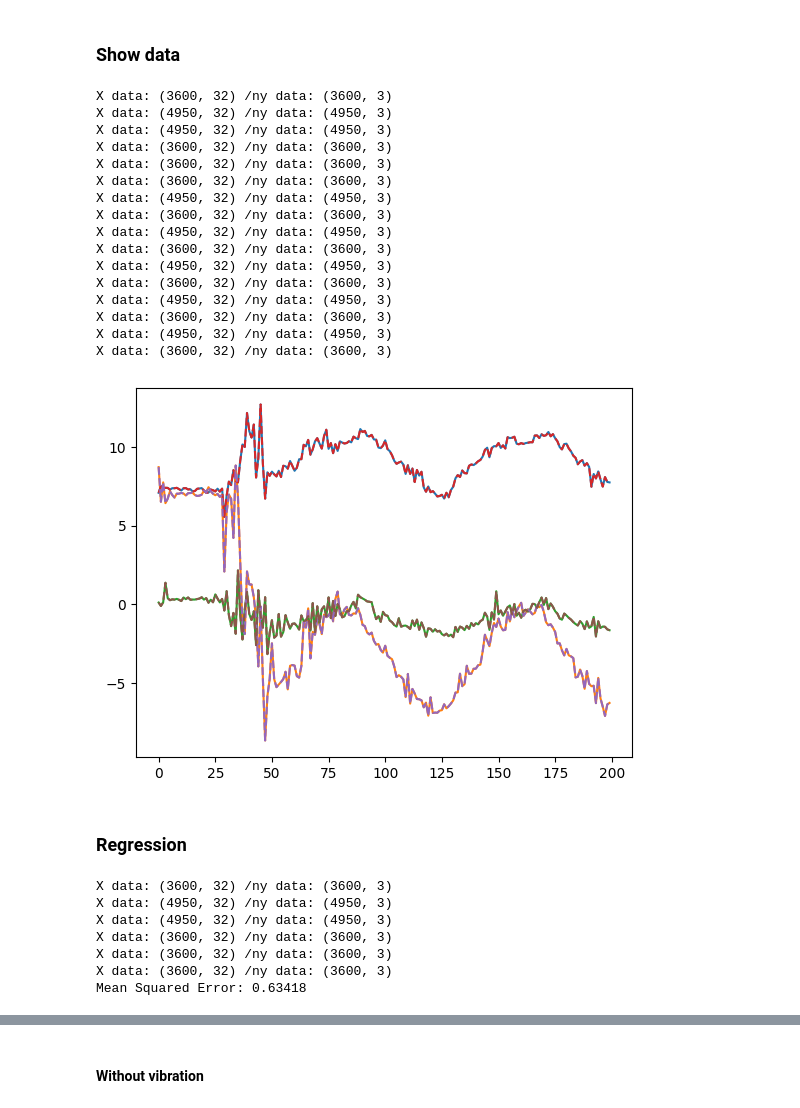
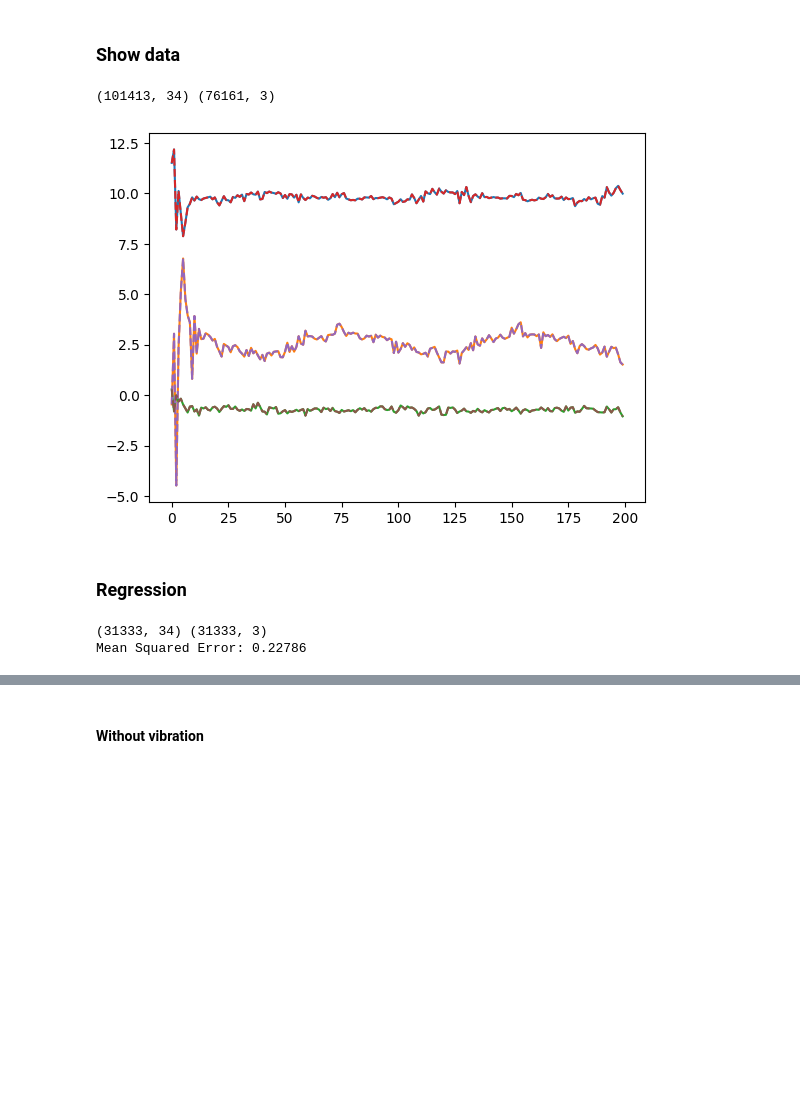
Before and after one commit to shepai/TactileSensor, a Jupyter notebook: Code/Data collection/robot/excel.ipynb, the cells around one changed output, grey strips where cells are left out. Saved outputs shown, nothing was run; the diff lists cells and outputs as text; code cells hidden in the pictures; blank space fills up the shorter version.

```diff
--- a/Code/Data collection/robot/excel.ipynb
+++ b/Code/Data collection/robot/excel.ipynb
@@ -190,33 +201,18 @@ def train_test_split_norm(X_, y_, test_size=0.2, random_state=42):
 # %% [markdown]
 ### Show data
 # %%
-X,y=genDataSet(True,True)
+X,y=genDataSet(True,True,servos=True)
 plt.plot(y[0:200])
 X_,y_=gen_temporal_data(X,y,60)
 plt.plot(y_[0:200],"--")
 plt.show()
 # %% [output]
-X data: (3600, 32) /ny data: (3600, 3)
-X data: (4950, 32) /ny data: (4950, 3)
-X data: (4950, 32) /ny data: (4950, 3)
-X data: (3600, 32) /ny data: (3600, 3)
-X data: (3600, 32) /ny data: (3600, 3)
-X data: (3600, 32) /ny data: (3600, 3)
-X data: (4950, 32) /ny data: (4950, 3)
-X data: (3600, 32) /ny data: (3600, 3)
-X data: (4950, 32) /ny data: (4950, 3)
-X data: (3600, 32) /ny data: (3600, 3)
-X data: (4950, 32) /ny data: (4950, 3)
-X data: (3600, 32) /ny data: (3600, 3)
-X data: (4950, 32) /ny data: (4950, 3)
-X data: (3600, 32) /ny data: (3600, 3)
-X data: (4950, 32) /ny data: (4950, 3)
-X data: (3600, 32) /ny data: (3600, 3)
+(101413, 34) (76161, 3)
-[figure, old version]
+[figure, new version]
 # %% [markdown]
 ### Regression
 # %%
-X,y=genDataSet(True,False)
+X,y=genDataSet(True,False,servos=1)
 X_,y_=gen_temporal_data(X,y,60)
 
 X_train, X_test, Y_train, Y_test = train_test_split_norm(X_, y_, test_size=0.2, random_state=42)
@@ -235,13 +231,8 @@ Y_pred = ridge_model.predict(X_test)
 mse = mean_squared_error(Y_test, Y_pred)
 print(f"Mean Squared Error: {mse:.5f}")
 # %% [output]
-X data: (3600, 32) /ny data: (3600, 3)
-X data: (4950, 32) /ny data: (4950, 3)
-X data: (4950, 32) /ny data: (4950, 3)
-X data: (3600, 32) /ny data: (3600, 3)
-X data: (3600, 32) /ny data: (3600, 3)
-X data: (3600, 32) /ny data: (3600, 3)
-Mean Squared Error: 0.63418
+(31333, 34) (31333, 3)
+Mean Squared Error: 0.22786
 # %%
 losses_a=[]
 t=time.time()
```
Also changed, not shown: parts of 14 cells of this notebook.
